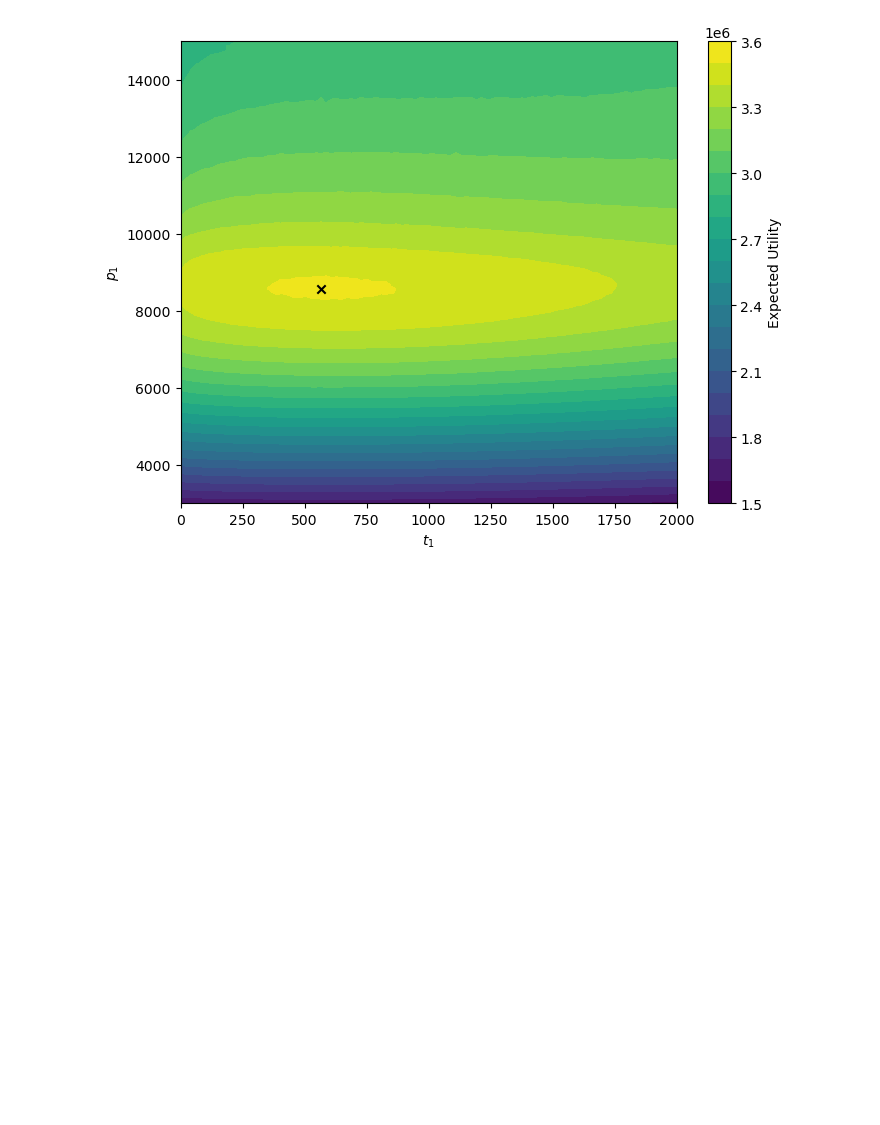
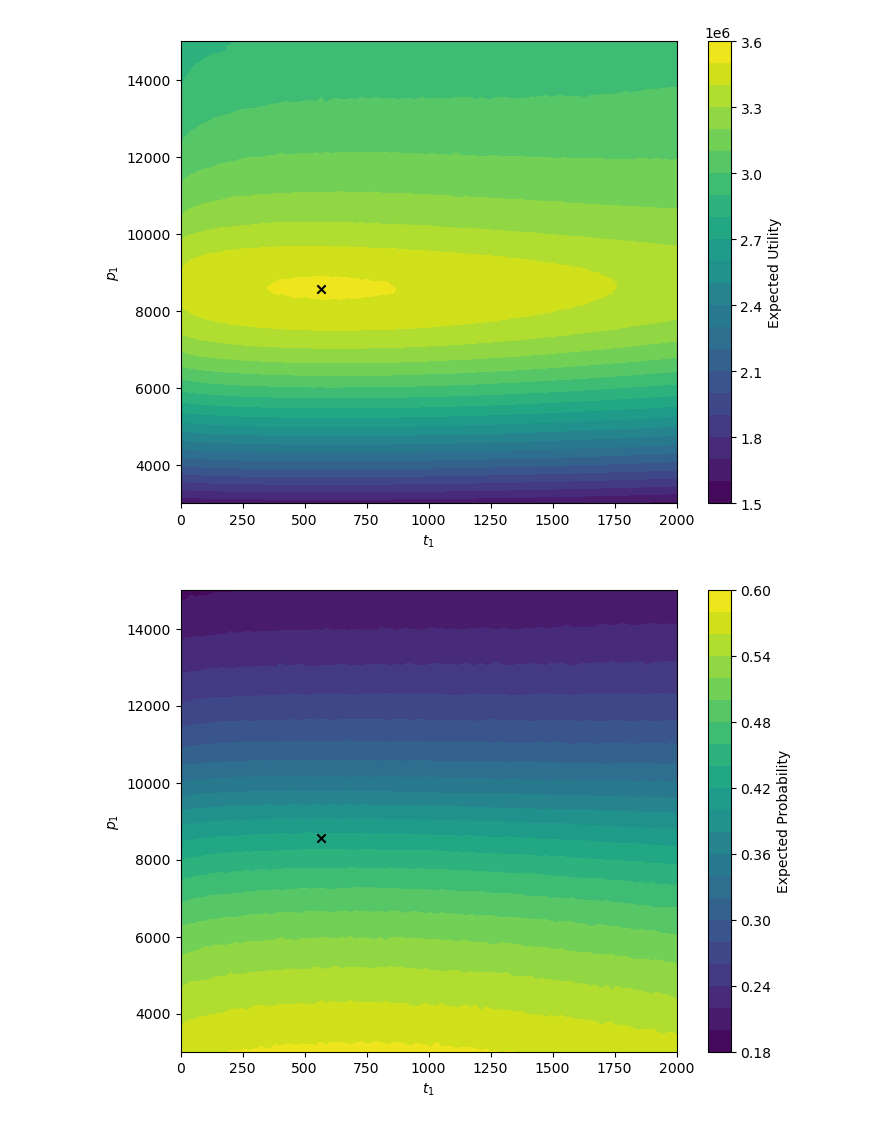
Before and after one commit to pablogarciarce/ProductLaunching, a Jupyter notebook: ProdLaunch.ipynb, the cells around one changed output. Drawn from its saved outputs; the diff is of its cells as text; code cells hidden in the pictures; blank space fills up the shorter version.

Commit message:
fixed intelligent competitors results

```diff
--- a/ProdLaunch.ipynb
+++ b/ProdLaunch.ipynb
@@ -852,3 +852,21 @@ plt.ylabel('$p_1$')
 plt.show()
 # %% [output]
 [figure]
+# %%
+p1_vals = resultados[:, 0]
+t1_vals = resultados[:, 1]
+prob_vals = resultados[:, 5]
+
+p1_unique = np.unique(p1_vals)
+t1_unique = np.unique(t1_vals)
+prob_matrix = prob_vals.reshape(len(p1_unique), len(t1_unique))
+
+plt.figure(figsize=(8, 6))
+contourf = plt.contourf(t1_unique, p1_unique, prob_matrix, levels=20, cmap='viridis')
+plt.colorbar(contourf, label='Expected Probability')
+plt.scatter(mejor_datos[1], mejor_datos[0], marker='x', c='black')
+plt.xlabel('$t_1$')
+plt.ylabel('$p_1$')
+plt.show()
+# %% [output]
+[figure, added]
```
Also changed, not shown: parts of 1 cell of this notebook, 2 other files.
